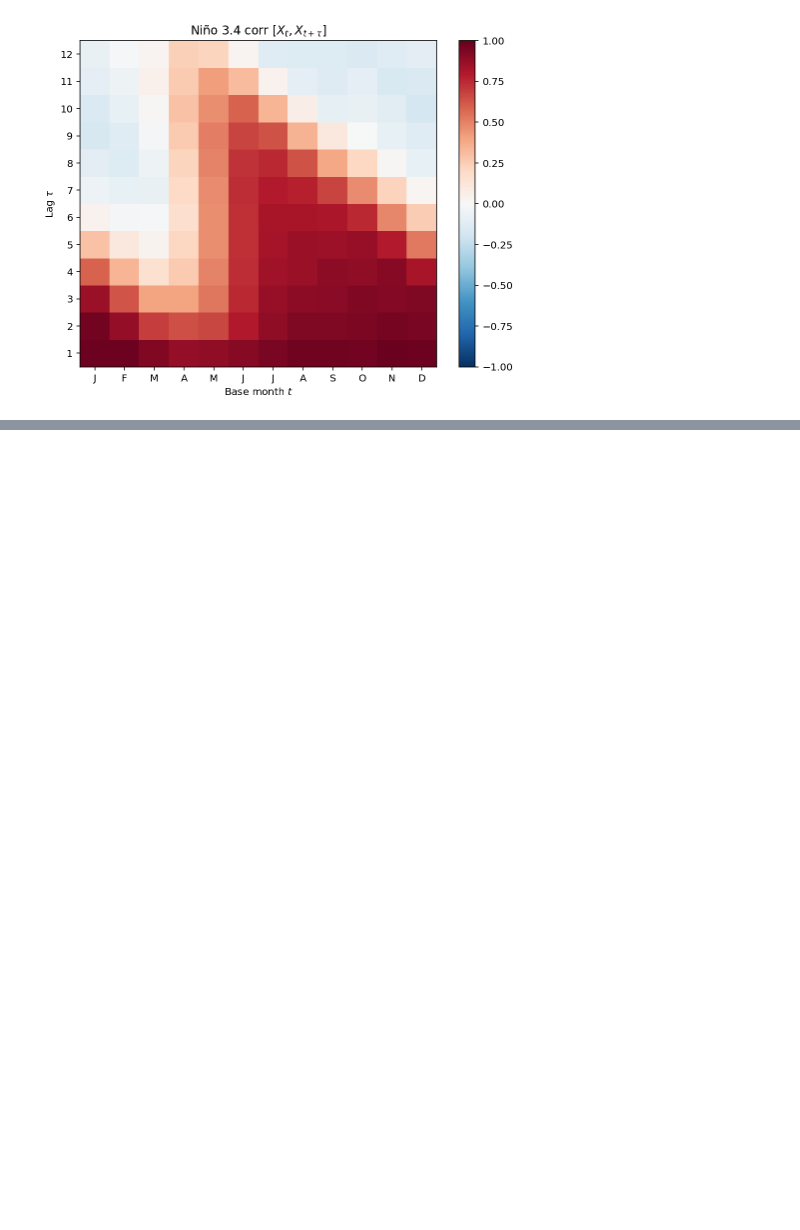
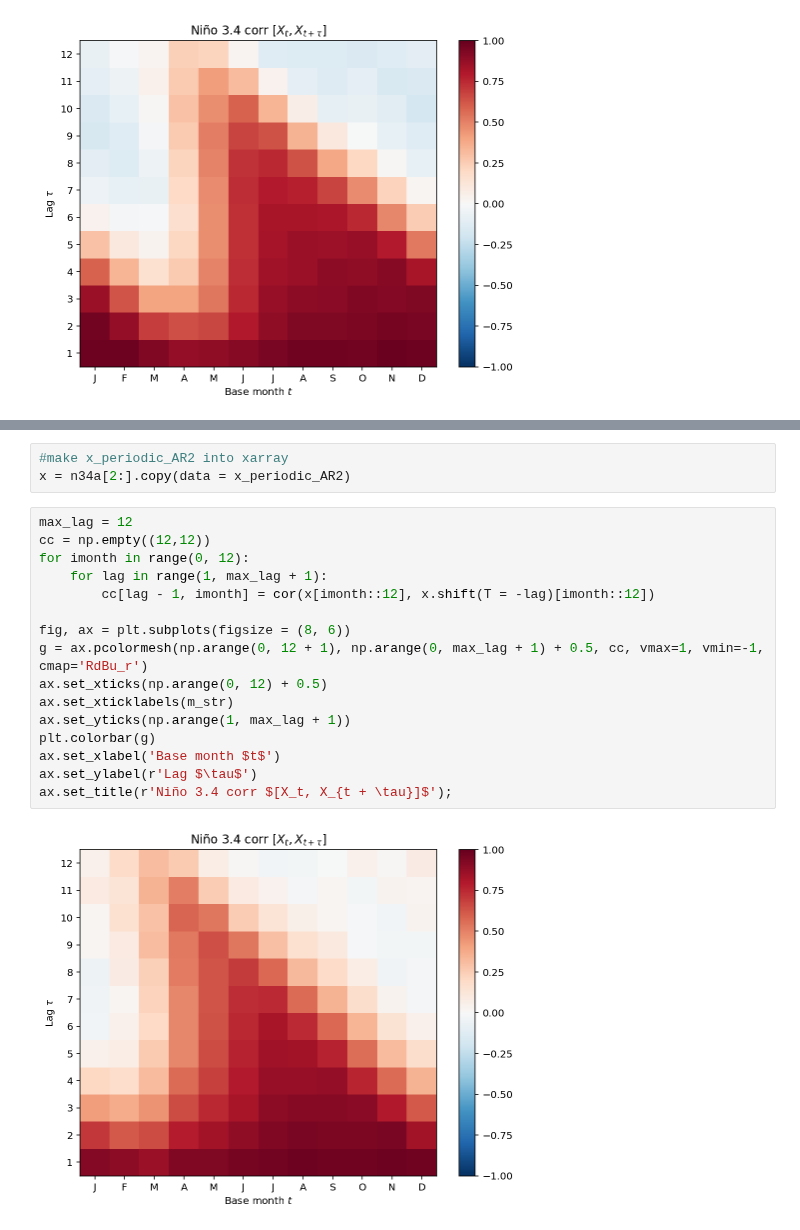
Before and after one commit to jp3993/apma4990-jp3993, a Jupyter notebook: HW-07.ipynb, the cells around one changed output, grey strips where cells are left out. Drawn from its saved outputs; the diff is of its cells as text; blank space fills up the shorter version.

```diff
--- a/HW-07.ipynb
+++ b/HW-07.ipynb
@@ -820,0 +844,21 @@ ax.set_title(r'Niño 3.4 corr $[X_t, X_{t + \tau}]$');
+# %%
+#make x_periodic_AR2 into xarray
+x = n34a[2:].copy(data = x_periodic_AR2)
+# %%
+max_lag = 12
+cc = np.empty((12,12))
+for imonth in range(0, 12):
+    for lag in range(1, max_lag + 1):
+        cc[lag - 1, imonth] = cor(x[imonth::12], x.shift(T = -lag)[imonth::12])
+
+fig, ax = plt.subplots(figsize = (8, 6))
+g = ax.pcolormesh(np.arange(0, 12 + 1), np.arange(0, max_lag + 1) + 0.5, cc, vmax=1, vmin=-1, cmap='RdBu_r')
+ax.set_xticks(np.arange(0, 12) + 0.5)
+ax.set_xticklabels(m_str)
+ax.set_yticks(np.arange(1, max_lag + 1))
+plt.colorbar(g)
+ax.set_xlabel('Base month $t$')
+ax.set_ylabel(r'Lag $\tau$')
+ax.set_title(r'Niño 3.4 corr $[X_t, X_{t + \tau}]$');
+# %% [output]
+[figure, added]
```
Also changed, not shown: parts of 19 cells of this notebook.
